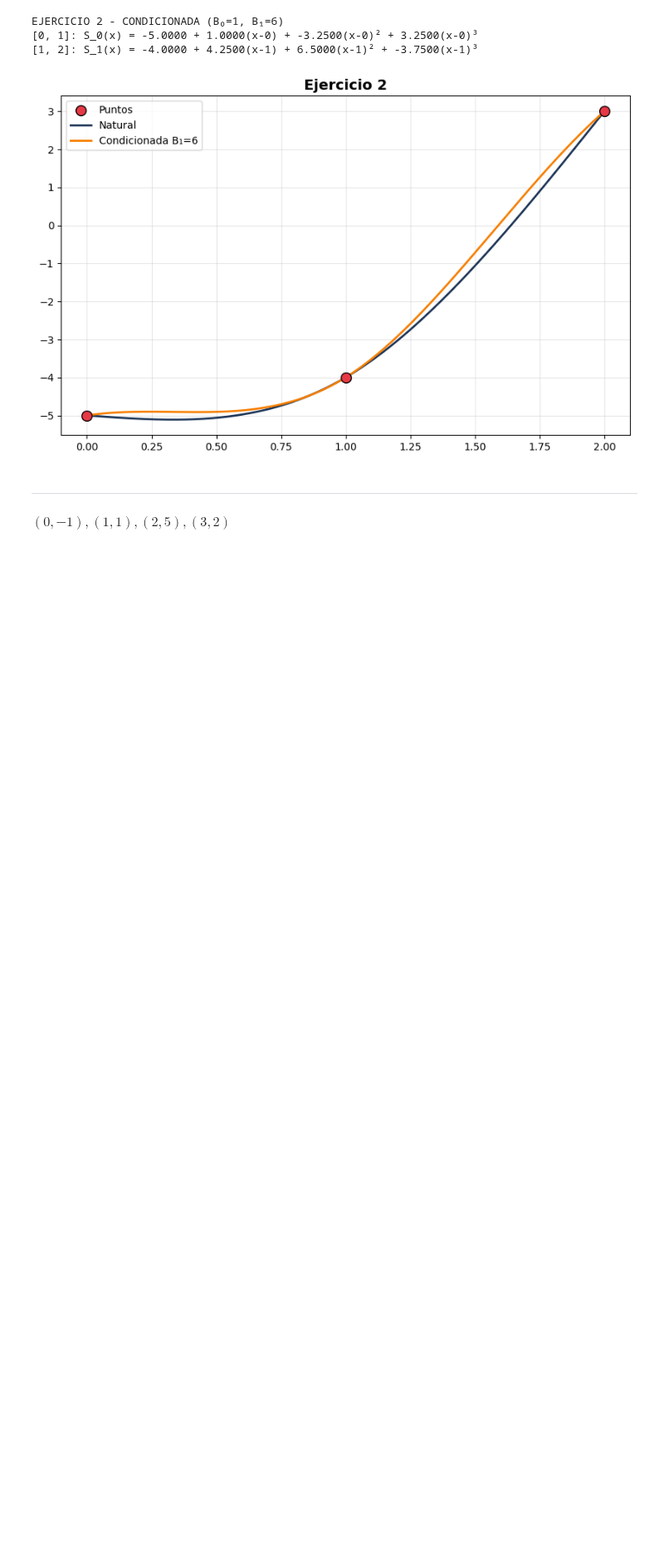
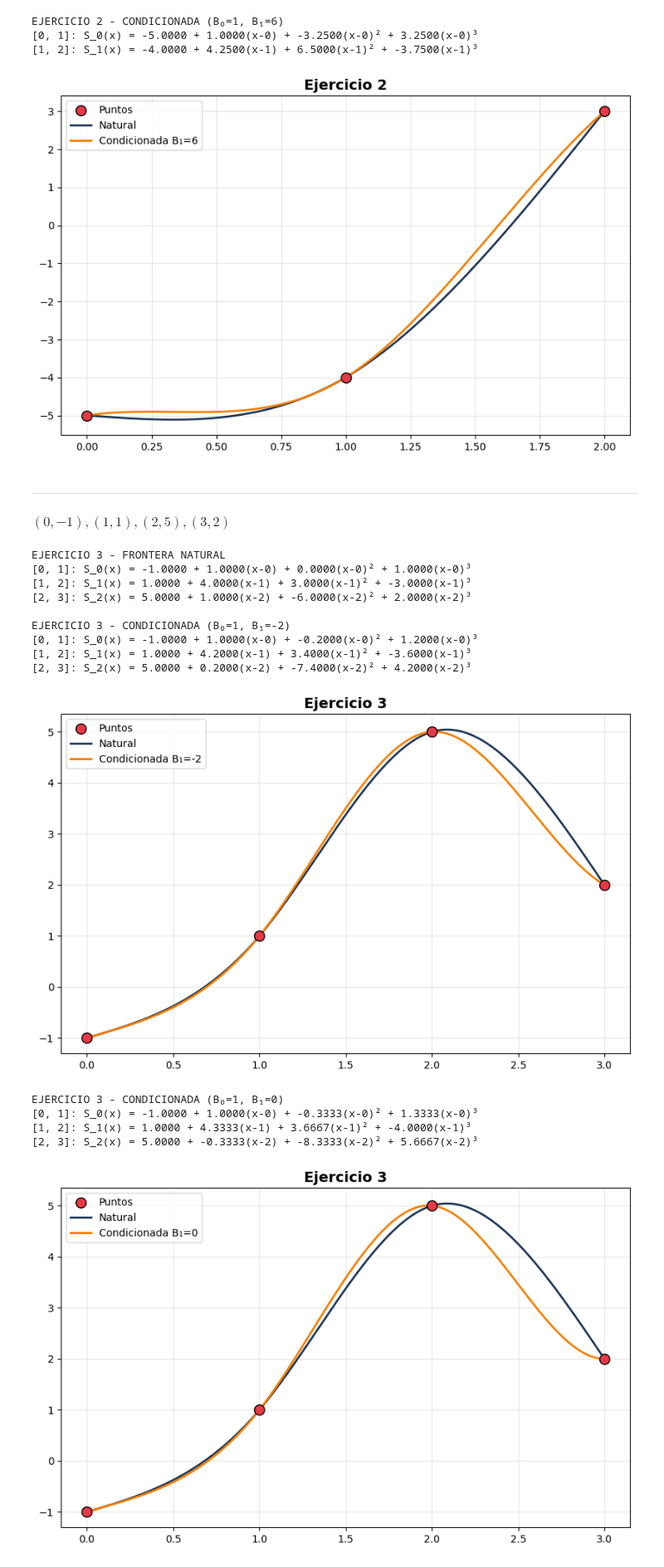
Before and after one commit to Aizel-shadow/Metodos_Numericos-, a Jupyter notebook: TALLERES/Taller04.ipynb, the cells around one changed output. Shown at 83% size. Saved outputs shown, nothing was run; the diff lists cells and outputs as text; code cells hidden in the pictures; blank space fills up the shorter version.

Commit message:
:pencil2: Ejercicio3

```diff
--- a/TALLERES/Taller04.ipynb
+++ b/TALLERES/Taller04.ipynb
@@ -164,3 +164,28 @@ EJERCICIO 2 - CONDICIONADA (B₀=1, B₁=6)
 ---
 # %% [markdown]
 $(0,−1),(1,1),(2,5),(3,2)$
+# %%
+x3, y3 = np.array([0, 1, 2, 3]), np.array([-1, 1, 5, 2])
+coeffs3_nat = cubic_spline_natural(x3, y3)
+print_spline_equations(x3, coeffs3_nat, "EJERCICIO 3 - FRONTERA NATURAL")
+
+for B1 in B1_values:
+    coeffs3_clamp = cubic_spline_clamped(x3, y3, B0, B1)
+    print_spline_equations(x3, coeffs3_clamp, f"EJERCICIO 3 - CONDICIONADA (B₀={B0}, B₁={B1})")
+    plot_spline(x3, y3, coeffs3_nat, coeffs3_clamp, B1, "Ejercicio 3")
+# %% [output]
+EJERCICIO 3 - FRONTERA NATURAL
+[0, 1]: S_0(x) = -1.0000 + 1.0000(x-0) + 0.0000(x-0)² + 1.0000(x-0)³
+[1, 2]: S_1(x) = 1.0000 + 4.0000(x-1) + 3.0000(x-1)² + -3.0000(x-1)³
+[2, 3]: S_2(x) = 5.0000 + 1.0000(x-2) + -6.0000(x-2)² + 2.0000(x-2)³
+
+EJERCICIO 3 - CONDICIONADA (B₀=1, B₁=-2)
+[0, 1]: S_0(x) = -1.0000 + 1.0000(x-0) + -0.2000(x-0)² + 1.2000(x-0)³
+[1, 2]: S_1(x) = 1.0000 + 4.2000(x-1) + 3.4000(x-1)² + -3.6000(x-1)³
+[2, 3]: S_2(x) = 5.0000 + 0.2000(x-2) + -7.4000(x-2)² + 4.2000(x-2)³
+[figure, added]
+EJERCICIO 3 - CONDICIONADA (B₀=1, B₁=0)
+[0, 1]: S_0(x) = -1.0000 + 1.0000(x-0) + -0.3333(x-0)² + 1.3333(x-0)³
+[1, 2]: S_1(x) = 1.0000 + 4.3333(x-1) + 3.6667(x-1)² + -4.0000(x-1)³
+[2, 3]: S_2(x) = 5.0000 + -0.3333(x-2) + -8.3333(x-2)² + 5.6667(x-2)³
+[figure, added]
```
Also changed, not shown: parts of 1 cell of this notebook.
